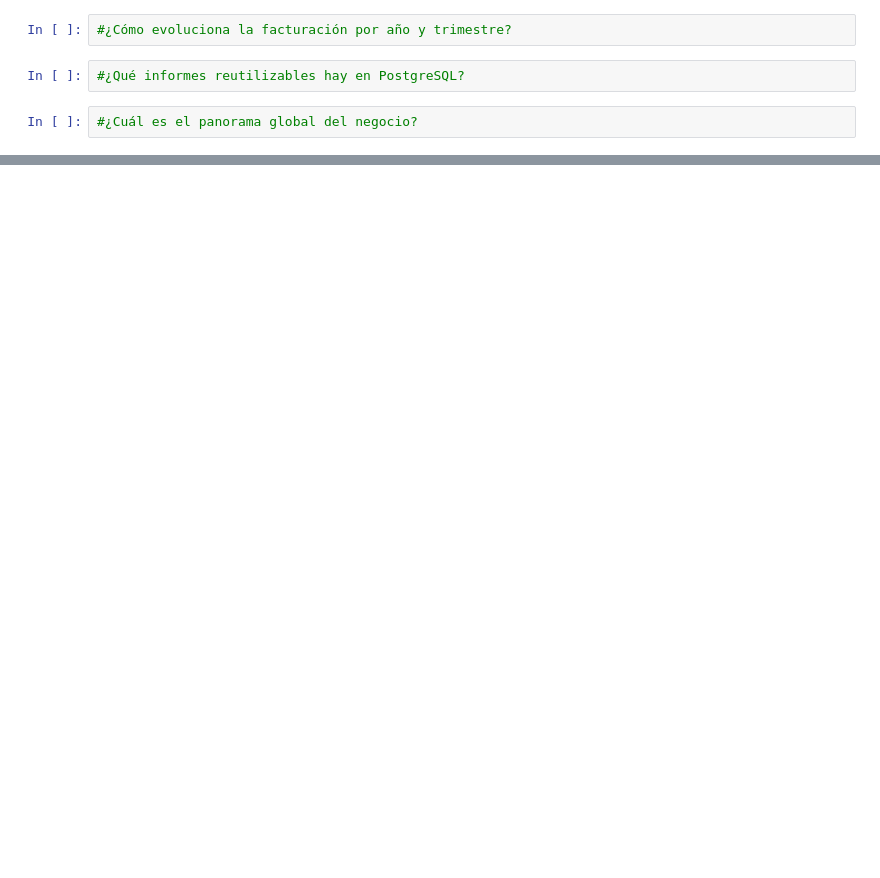
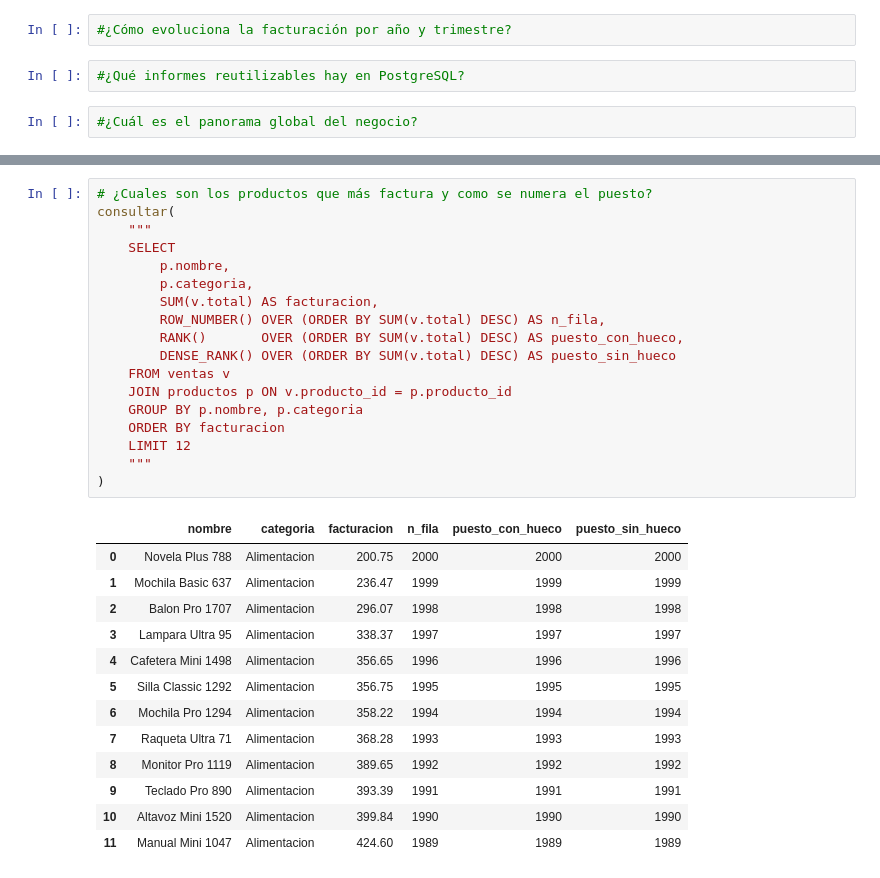
Before and after one commit to Jorge0827/MasterIA-Cohorte7, a Jupyter notebook: Modulo_2/Unidad_1/Clase_2_persistencia/notebooks/sql_avanzado.ipynb, the cells around one changed output, grey strips where cells are left out. Cells and saved outputs as stored; diff of their text form; blank space fills up the shorter version.

```diff
--- a/Modulo_2/Unidad_1/Clase_2_persistencia/notebooks/sql_avanzado.ipynb
+++ b/Modulo_2/Unidad_1/Clase_2_persistencia/notebooks/sql_avanzado.ipynb
@@ -182,0 +252,32 @@ consultar(
+# %%
+# ¿Cuales son los productos que más factura y como se numera el puesto?
+consultar(
+    """
+    SELECT
+        p.nombre,
+        p.categoria,
+        SUM(v.total) AS facturacion,
+        ROW_NUMBER() OVER (ORDER BY SUM(v.total) DESC) AS n_fila,
+        RANK()       OVER (ORDER BY SUM(v.total) DESC) AS puesto_con_hueco,
+        DENSE_RANK() OVER (ORDER BY SUM(v.total) DESC) AS puesto_sin_hueco
+    FROM ventas v
+    JOIN productos p ON v.producto_id = p.producto_id
+    GROUP BY p.nombre, p.categoria
+    ORDER BY facturacion
+    LIMIT 12
+    """
+)
+# %% [output]
+|  | nombre | categoria | facturacion | n_fila | puesto_con_hueco | puesto_sin_hueco |
+| 0 | Novela Plus 788 | Alimentacion | 200.75 | 2000 | 2000 | 2000 |
+| 1 | Mochila Basic 637 | Alimentacion | 236.47 | 1999 | 1999 | 1999 |
+| 2 | Balon Pro 1707 | Alimentacion | 296.07 | 1998 | 1998 | 1998 |
+| 3 | Lampara Ultra 95 | Alimentacion | 338.37 | 1997 | 1997 | 1997 |
+| 4 | Cafetera Mini 1498 | Alimentacion | 356.65 | 1996 | 1996 | 1996 |
+| 5 | Silla Classic 1292 | Alimentacion | 356.75 | 1995 | 1995 | 1995 |
+| 6 | Mochila Pro 1294 | Alimentacion | 358.22 | 1994 | 1994 | 1994 |
+| 7 | Raqueta Ultra 71 | Alimentacion | 368.28 | 1993 | 1993 | 1993 |
+| 8 | Monitor Pro 1119 | Alimentacion | 389.65 | 1992 | 1992 | 1992 |
+| 9 | Teclado Pro 890 | Alimentacion | 393.39 | 1991 | 1991 | 1991 |
+| 10 | Altavoz Mini 1520 | Alimentacion | 399.84 | 1990 | 1990 | 1990 |
+| 11 | Manual Mini 1047 | Alimentacion | 424.60 | 1989 | 1989 | 1989 |
```
Also changed, not shown: parts of 5 cells of this notebook, 5 other files.
